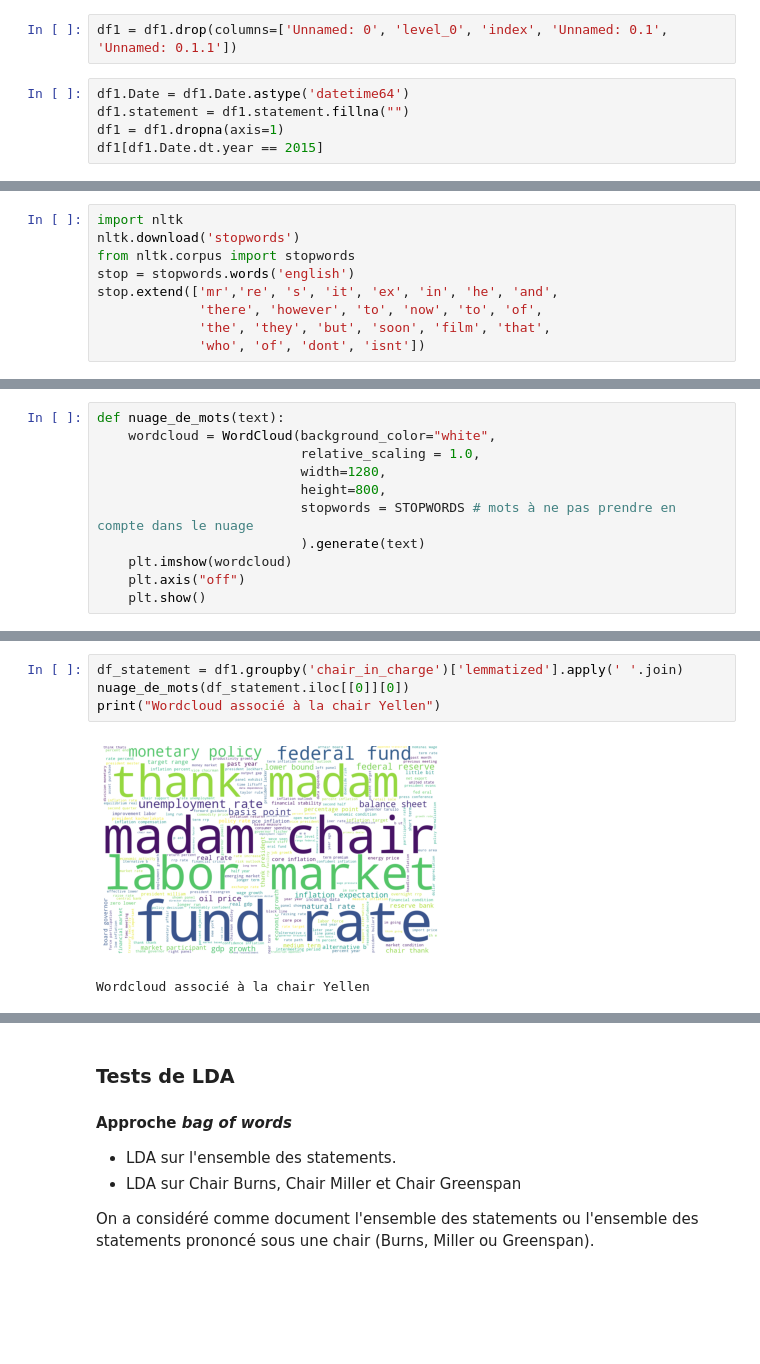
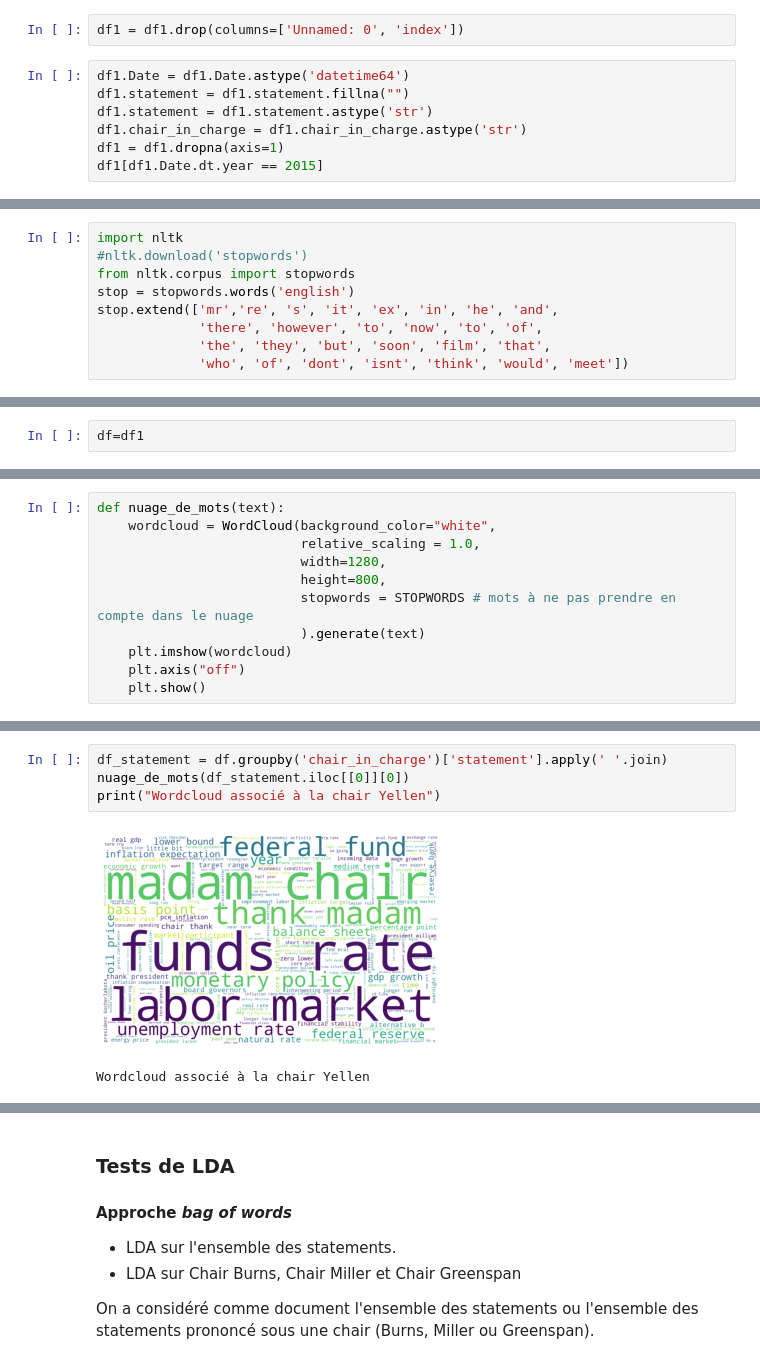
Before and after one commit to erialc-cal/NLP-FOMC, a Jupyter notebook: Scrapping_Explo.ipynb, the cells around one changed output, grey strips where cells are left out. Saved outputs shown, nothing was run; the diff lists cells and outputs as text; blank space fills up the shorter version.

```diff
--- a/Scrapping_Explo.ipynb
+++ b/Scrapping_Explo.ipynb
@@ -18,8 +18,10 @@ df1 = pd.read_csv("/Users/h2jw/Documents/GitHub/NLP-FOMC/update_version_8.csv",
 # %%
-df1 = df1.drop(columns=['Unnamed: 0', 'level_0', 'index', 'Unnamed: 0.1', 'Unnamed: 0.1.1'])
+df1 = df1.drop(columns=['Unnamed: 0', 'index'])
 # %%
 df1.Date = df1.Date.astype('datetime64')
 df1.statement = df1.statement.fillna("")
+df1.statement = df1.statement.astype('str')
+df1.chair_in_charge = df1.chair_in_charge.astype('str')
 df1 = df1.dropna(axis=1)
 df1[df1.Date.dt.year == 2015]
 # %% [output]
@@ -162,11 +157,11 @@ df_small.statement.plot.pie()
 ### Statements
 # %%
 import nltk
-nltk.download('stopwords')
+#nltk.download('stopwords')
 from nltk.corpus import stopwords
 stop = stopwords.words('english')
 stop.extend(['mr','re', 's', 'it', 'ex', 'in', 'he', 'and',
              'there', 'however', 'to', 'now', 'to', 'of',
              'the', 'they', 'but', 'soon', 'film', 'that',
-             'who', 'of', 'dont', 'isnt'])
+             'who', 'of', 'dont', 'isnt', 'think', 'would', 'meet'])
 # %% [output]
@@ -185,3 +179,5 @@ df.statement = df.statement.astype('string')
+# %%
+df=df1
 # %% [markdown]
 On va "nettoyer" les statements des STOPWORDS.
 # %%
@@ -408,9 +423,9 @@ Name: lemmatized, Length: 156082, dtype: object
 # %%
-df_statement = df1.groupby('chair_in_charge')['lemmatized'].apply(' '.join)
+df_statement = df.groupby('chair_in_charge')['statement'].apply(' '.join)
 nuage_de_mots(df_statement.iloc[[0]][0])
 print("Wordcloud associé à la chair Yellen")
 # %% [output]
-[figure, old version]
+[figure, new version]
 Wordcloud associé à la chair Yellen
 # %%
 nuage_de_mots(df_statement.iloc[[1]][0])
```
Also changed, not shown: parts of 21 cells of this notebook, 1 other file.
